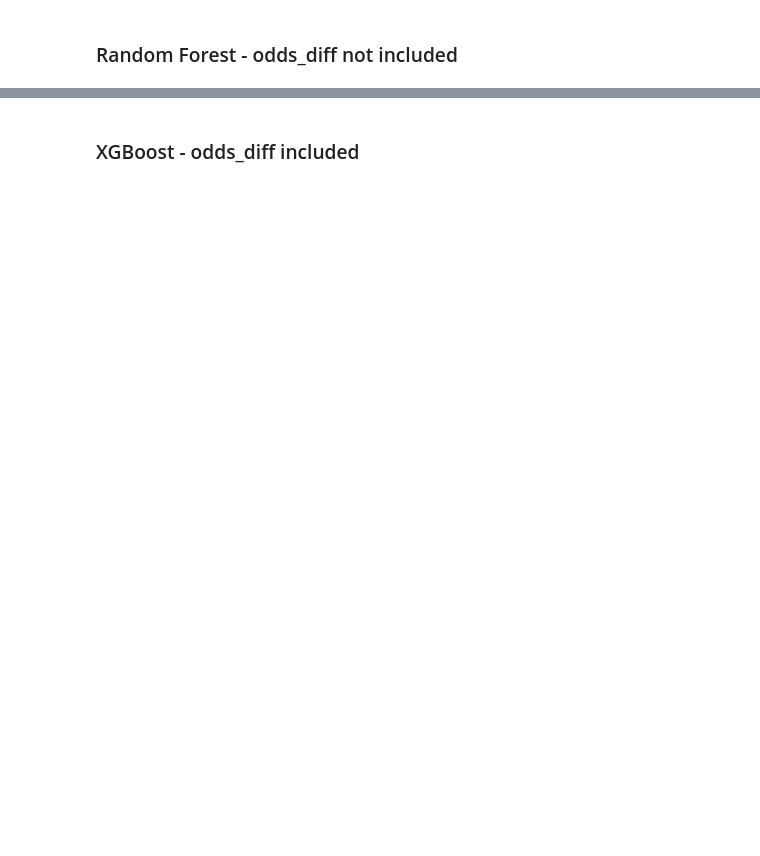
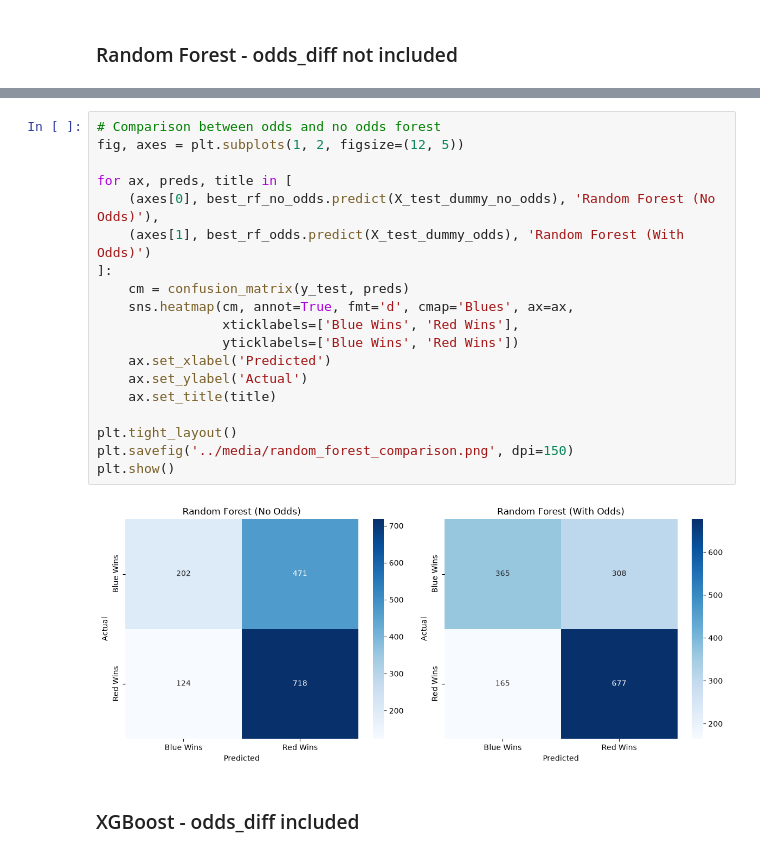
Before and after one commit to kormakursnorra/MachineLearningRepo, a Jupyter notebook: Project1/src/clean_notebook.ipynb, the cells around one changed output, grey strips where cells are left out. Drawn from its saved outputs; the diff is of its cells as text; blank space fills up the shorter version.

```diff
--- a/Project1/src/clean_notebook.ipynb
+++ b/Project1/src/clean_notebook.ipynb
@@ -364,3 +391,24 @@ dtype: float64
+# %%
+# Comparison between odds and no odds forest
+fig, axes = plt.subplots(1, 2, figsize=(12, 5))
+
+for ax, preds, title in [
+    (axes[0], best_rf_no_odds.predict(X_test_dummy_no_odds), 'Random Forest (No Odds)'),
+    (axes[1], best_rf_odds.predict(X_test_dummy_odds), 'Random Forest (With Odds)')
+]:
+    cm = confusion_matrix(y_test, preds)
+    sns.heatmap(cm, annot=True, fmt='d', cmap='Blues', ax=ax,
+                xticklabels=['Blue Wins', 'Red Wins'],
+                yticklabels=['Blue Wins', 'Red Wins'])
+    ax.set_xlabel('Predicted')
+    ax.set_ylabel('Actual')
+    ax.set_title(title)
+
+plt.tight_layout()
+plt.savefig('../media/random_forest_comparison.png', dpi=150)
+plt.show()
+# %% [output]
+[figure, added]
 # %% [markdown]
 ### XGBoost - odds_diff included
 # %%
```
Also changed, not shown: parts of 18 cells of this notebook, 6 other files.
